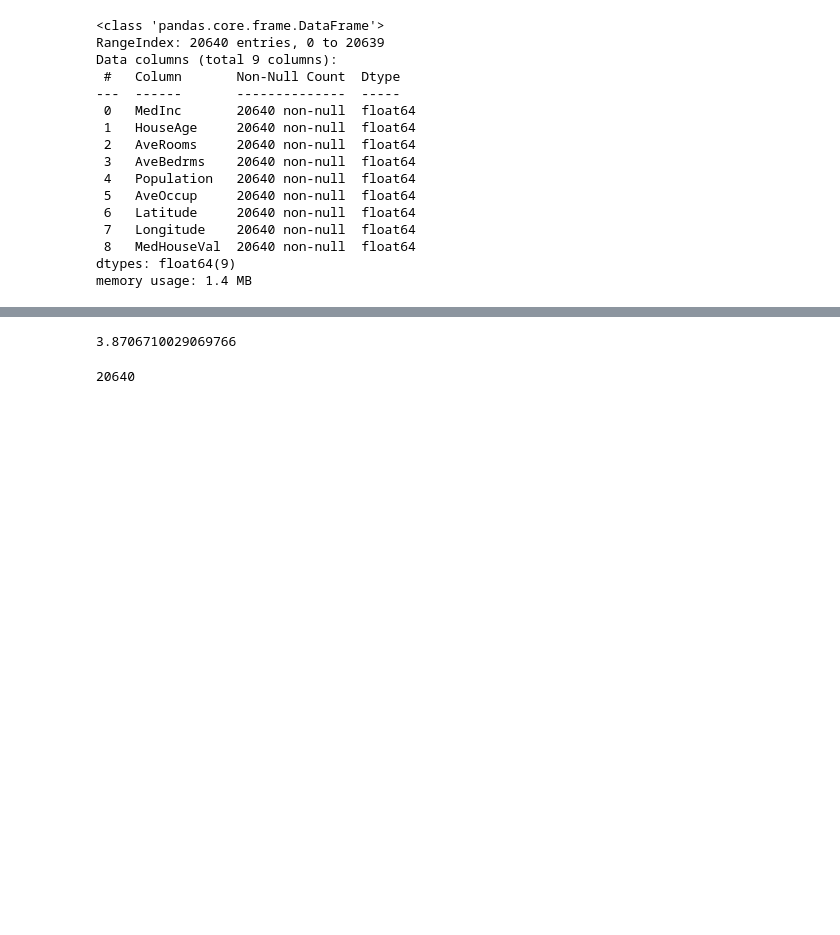
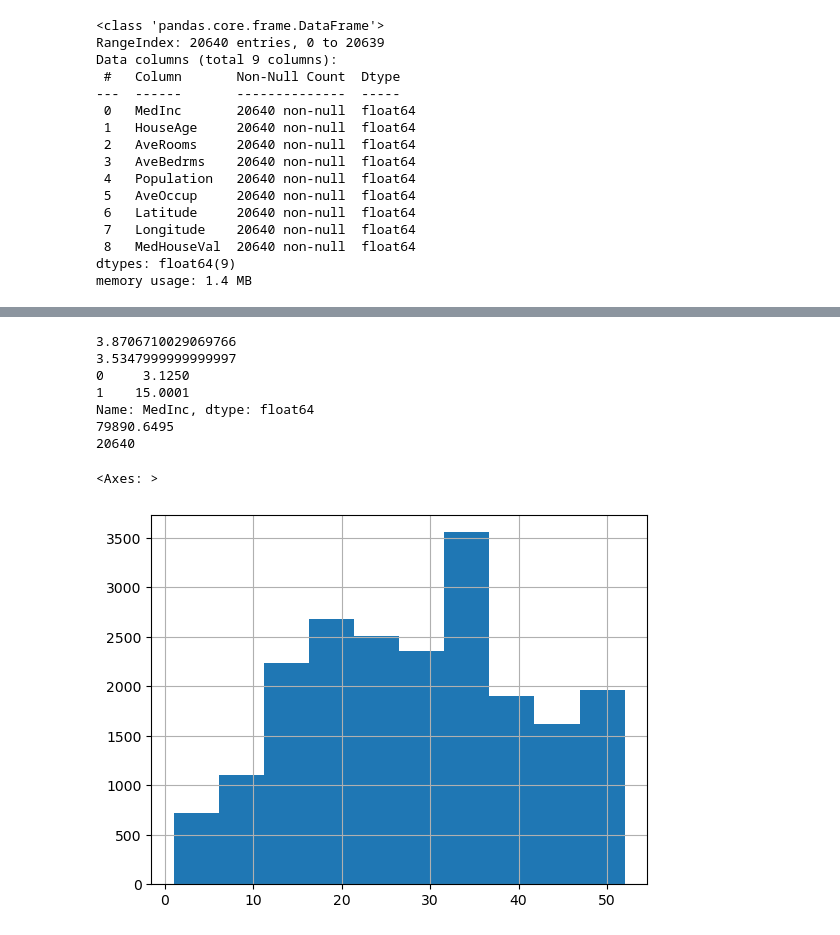
Before and after one commit to hamzacyberpatcher/pandas-practice, a Jupyter notebook: pandas.ipynb, the cells around one changed output, grey strips where cells are left out. Saved outputs shown, nothing was run; the diff lists cells and outputs as text; code cells hidden in the pictures; blank space fills up the shorter version.

Commit message:
plotting

```diff
--- a/pandas.ipynb
+++ b/pandas.ipynb
@@ -169,8 +169,18 @@ data.describe()
 print(data.MedInc.mean())
 print(data.MedInc.median())
 print(data.MedInc.mode())
-prdata.MedInc.sum()
-data.MedInc.count()
+print(data.MedInc.sum())
+print(data.MedInc.count())
 # %% [output]
 3.8706710029069766
+3.5347999999999997
+0     3.1250
+1    15.0001
+Name: MedInc, dtype: float64
+79890.6495
+20640
-20640
+# %%
+data.HouseAge.hist()
+# %% [output]
+<Axes: >
+[figure, added]
```
